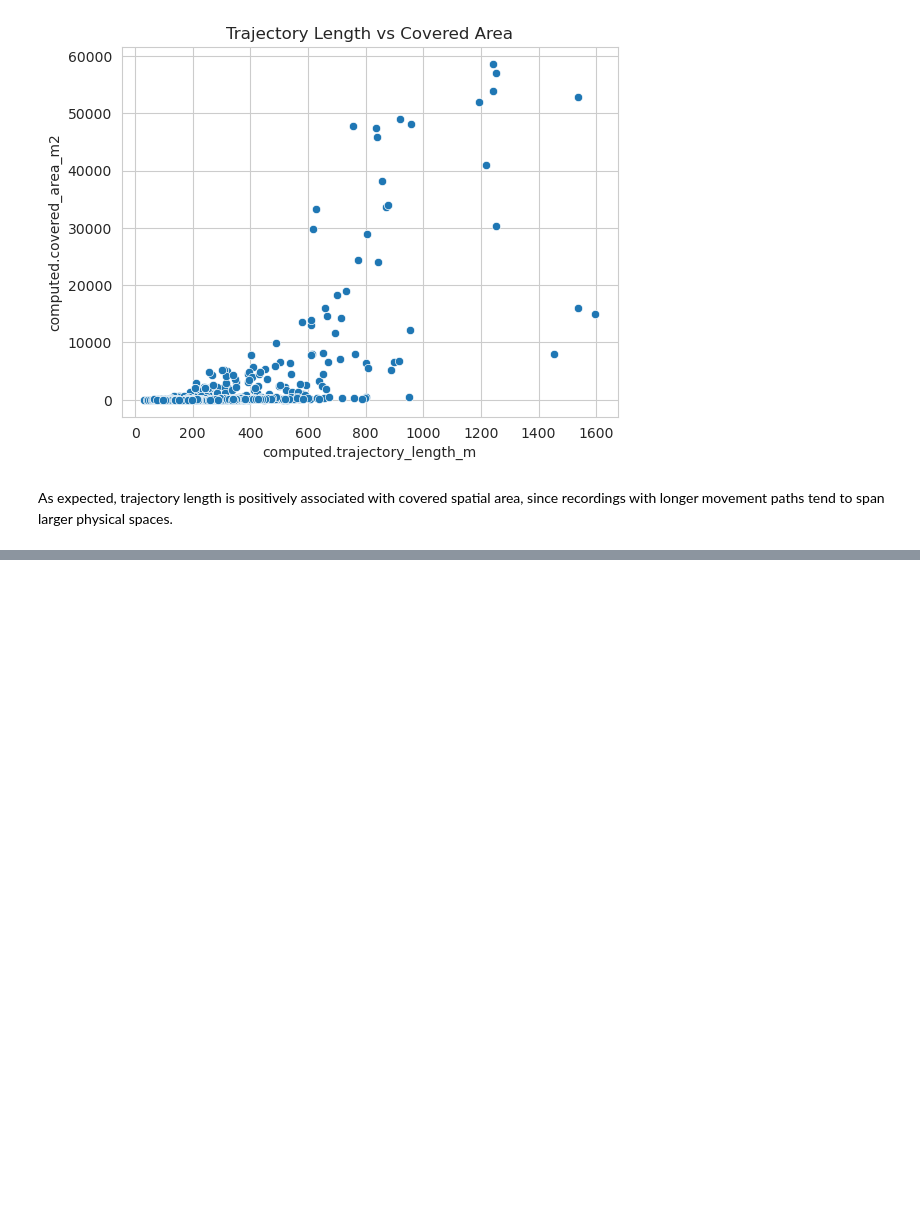
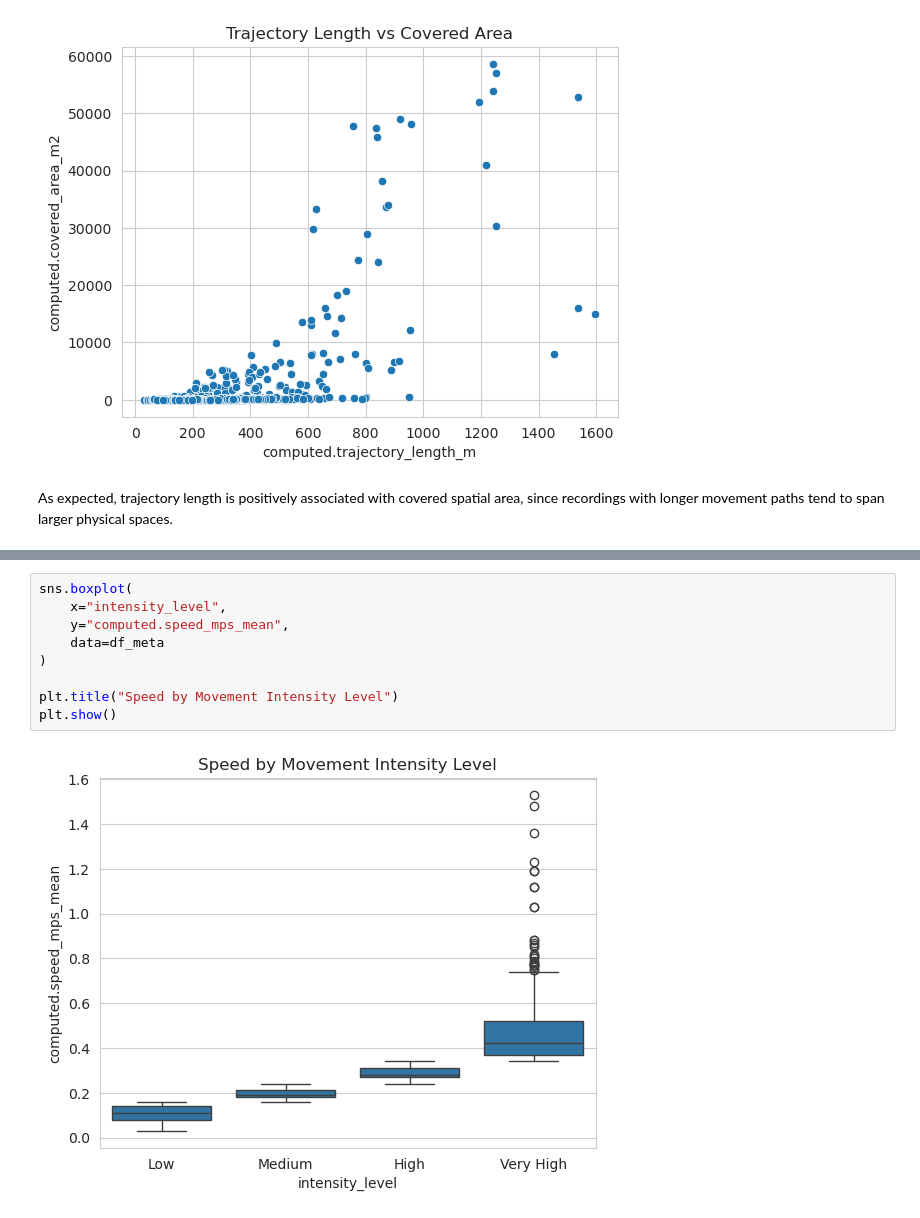
Before and after one commit to bartteeuwen/USD-Data-Science-Cloud-Computing-Class, a Jupyter notebook: REAL-Glass-Project/nymeria/Kamran-EDA.ipynb, the cells around one changed output, grey strips where cells are left out. Drawn from its saved outputs; the diff is of its cells as text; blank space fills up the shorter version.

```diff
--- a/REAL-Glass-Project/nymeria/Kamran-EDA.ipynb
+++ b/REAL-Glass-Project/nymeria/Kamran-EDA.ipynb
@@ -311,0 +361,11 @@ As expected, trajectory length is positively associated with covered spatial are
+# %%
+sns.boxplot(
+    x="intensity_level",
+    y="computed.speed_mps_mean",
+    data=df_meta
+)
+
+plt.title("Speed by Movement Intensity Level")
+plt.show()
+# %% [output]
+[figure, added]
```
Also changed, not shown: parts of 18 cells of this notebook, 3 other files.
